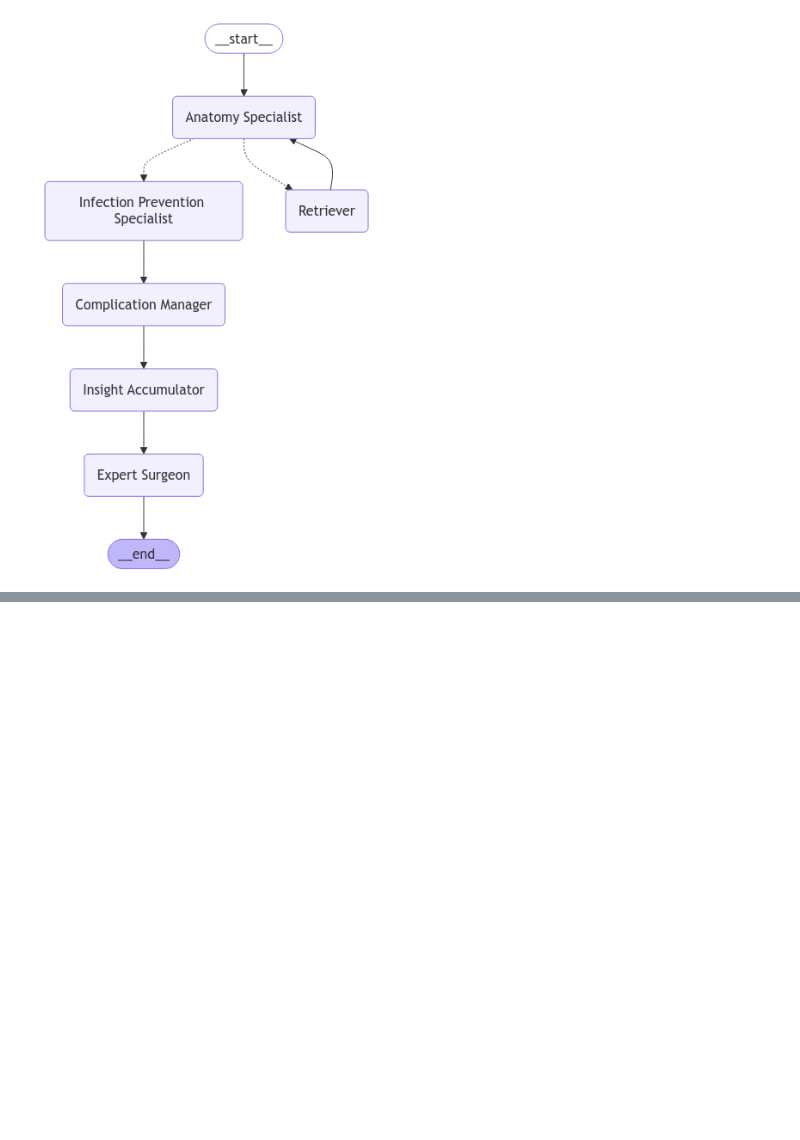
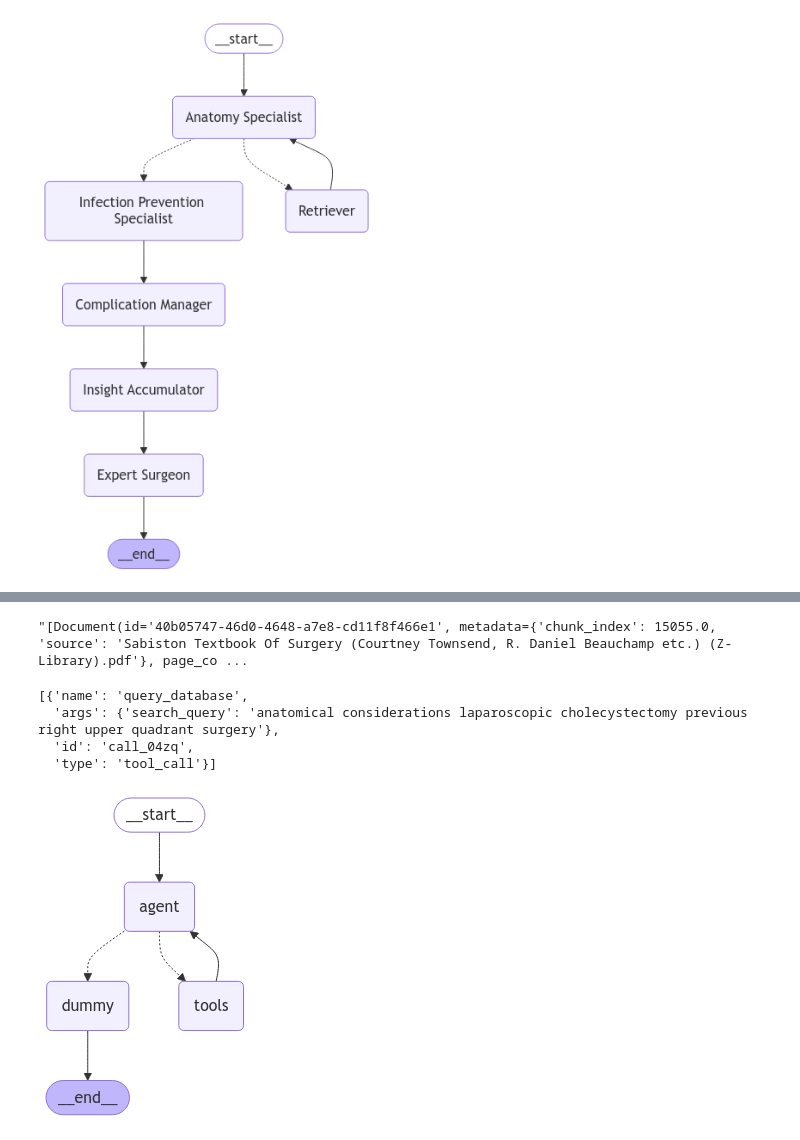
Before and after one commit to mmaazkhanhere/langgraph-projects, a Jupyter notebook: surgical_agent.ipynb, the cells around one changed output, grey strips where cells are left out. Cells and saved outputs as stored; diff of their text form; code cells hidden in the pictures; blank space fills up the shorter version.

Commit message:
rag with langgraph example

```diff
--- a/surgical_agent.ipynb
+++ b/surgical_agent.ipynb
@@ -413,6 +414,13 @@ def expert_surgeon_node(state: State):
   state['conversation'].append(response.content)
   state['expert_surgeon_response'] = response.content
   return state
+# %%
+def should_continue(state: State):
+    messages = state["messages"]
+    last_message = messages[-1]
+    if last_message.tool_calls:
+        return "Retriever"
+    return "Infection Prevention Specialist"
 # %%
 from langgraph.graph.state import END, START  # Import END explicitly if not already done
 
@@ -523,0 +563,61 @@ retriever('What are cardio vascular disease?')
+# %%
+response['messages'][0].content
+# %% [output]
+"[Document(id='40b05747-46d0-4648-a7e8-cd11f8f466e1', metadata={'chunk_index': 15055.0, 'source': 'Sabiston Textbook Of Surgery (Courtney Townsend, R. Daniel Beauchamp etc.) (Z-Library).pdf'}, page_co ...
+# %%
+model = ChatGroq(
+    model="llama-3.1-70b-versatile",
+    verbose=True,
+    temperature=0.5,
+    api_key=api_key
+)
+
+model_with_tools = model.bind_tools(tools)
+#model_with_tools
+model_with_tools.invoke('What are the anatomical considerations for a laparoscopic cholecystectomy in a patient with a history of previous right upper quadrant surgery?').tool_calls
+# model_with_tools.invoke('What are the anatomical considerations for a laparoscopic cholecystectomy in a patient with a history of previous right upper quadrant surgery?')
+# %% [output]
+[{'name': 'query_database',
+  'args': {'search_query': 'anatomical considerations laparoscopic cholecystectomy previous right upper quadrant surgery'},
+  'id': 'call_04zq',
+  'type': 'tool_call'}]
+# %%
+from typing import Literal
+
+from langgraph.graph import StateGraph, MessagesState, START, END
+
+
+
+def should_continue(state: MessagesState):
+    messages = state["messages"]
+    last_message = messages[-1]
+    if last_message.tool_calls:
+        return "tools"
+    return "dummy"
+
+
+def call_model(state: MessagesState):
+    messages = state["messages"]
+    response = model_with_tools.invoke(messages)
+    return {"messages": [response]}
+
+def dummy_node(state: MessagesState):
+    return {"messages": ['Dummy Response']}
+
+
+workflow = StateGraph(MessagesState)
+
+# Define the two nodes we will cycle between
+workflow.add_node("agent", call_model)
+workflow.add_node("dummy", dummy_node)
+workflow.add_node("tools", tool_node)
+
+workflow.add_edge(START, "agent")
+workflow.add_conditional_edges("agent", should_continue, ["tools", 'dummy'])
+workflow.add_edge("dummy", END)
+workflow.add_edge("tools", 'agent')
+
+app = workflow.compile()
+display(Image(app.get_graph().draw_mermaid_png()))
+# %% [output]
+[figure, added]
```
Also changed, not shown: parts of 12 cells of this notebook.
